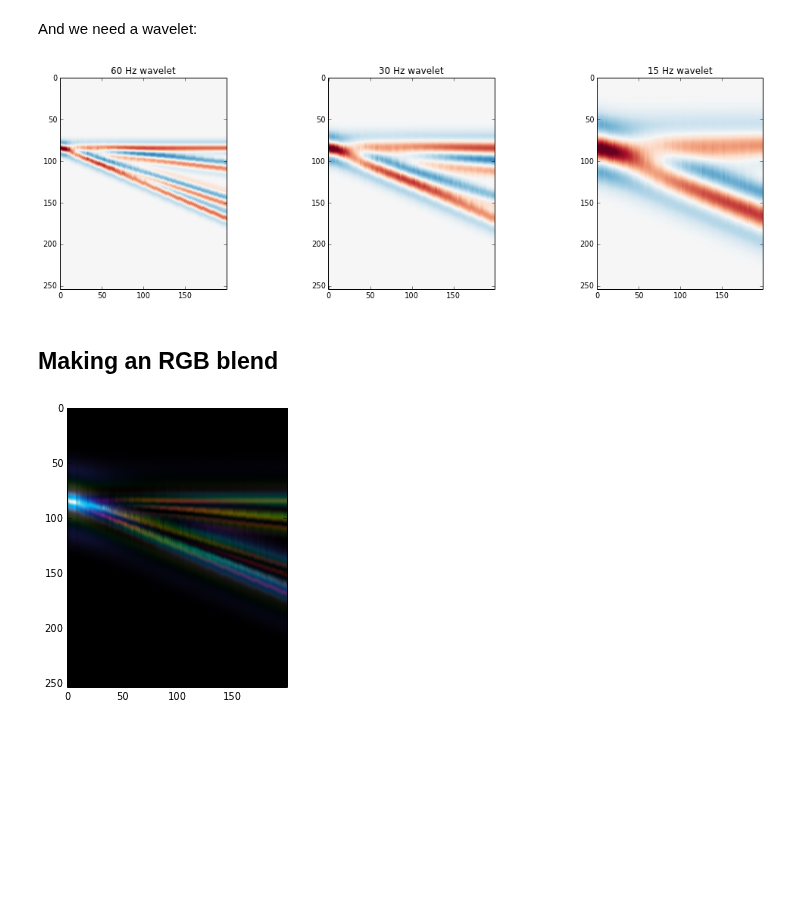
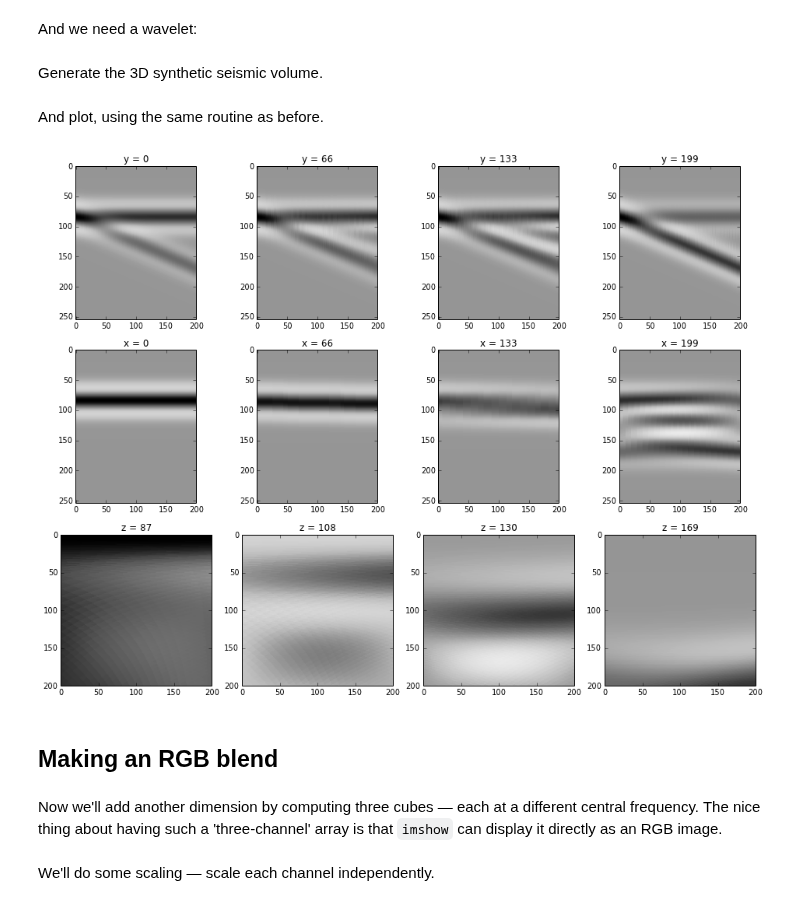
Before and after one commit to kwinkunks/notebooks, a Jupyter notebook: Spectral_wedge.ipynb, the cells around one changed output. Drawn from its saved outputs; the diff is of its cells as text; code cells hidden in the pictures; blank space fills up the shorter version.

```diff
--- a/Spectral_wedge.ipynb
+++ b/Spectral_wedge.ipynb
@@ -190,30 +192,29 @@ from scipy.signal import ricker
 # %%
 n_samples = depth
 n_traces = length
+n_xlines = width
 
 def make_synth(f):
     points = 128
-    synth = np.zeros((n_samples+points-2, n_traces))
+    synth = np.zeros((n_samples+points-2, n_traces, n_xlines))
     wavelet = ricker(points, 1000/(4.*f))
     wavelet = wavelet / max(wavelet)
     for i in range(int(n_traces)):
-        synth[:,i] = np.convolve(rc[:,i,40], wavelet)
-    synth = synth[np.ceil(len(wavelet))/2:-np.ceil(len(wavelet))/2, :]
+        for j in range(int(n_xlines)):
+            synth[:,i,j] = np.convolve(rc[:,i,j], wavelet)
+    synth = synth[np.ceil(len(wavelet))/2:-np.ceil(len(wavelet))/2,:,:]
     return synth
-# %%
-frequencies = np.array([60,30,15])
-synthetic = np.empty((depth-2,length,3))
-
-plt.figure(figsize = (18,5))
-for i in np.arange(len(frequencies)):
-    synth = make_synth(frequencies[i])
-    synthetic[:,:,i] = synth
-    synth = np.repeat(synth,2,1)
-    plt.subplot(1, len(frequencies), i+1)
-    plt.imshow(synth, cmap='RdBu', vmax=maxrc, vmin=-maxrc, aspect=1)
-    plt.title('{0} Hz wavelet'.format(str(frequencies[i])))
-plt.show()
-# %% [output]
-[figure, removed]
+# %% [markdown]
+Generate the 3D synthetic seismic volume.
+# %%
+synth3d = make_synth(20)
+# %% [markdown]
+And plot, using the same routine as before.
+# %%
+plot_slices(synth3d, interpolation='bilinear', vmax=maxrc, vmin=-maxrc)
+# %% [output]
+[figure, added]
 # %% [markdown]
 ## Making an RGB blend
+# %% [markdown]
+Now we'll add another dimension by computing three cubes — each at a different central frequency. The nice thing about having such a 'three-channel' array is that <code>imshow</code> can display it directly as an RGB image.
@@ -220,3 +227,5 @@ plt.show()
+# %% [markdown]
+We'll do some scaling — scale each channel independently.
 # %%
 from scipy.signal import hilbert
 
@@ -233,6 +238,0 @@ envelope = np.repeat(envelope,2,1)
-# %%
-plt.figure(figsize = (5,5))
-plt.imshow(envelope, vmin=-extreme, vmax=extreme)
-plt.show()
-# %% [output]
-[figure, removed]
```
Also changed, not shown: parts of 8 cells of this notebook.
